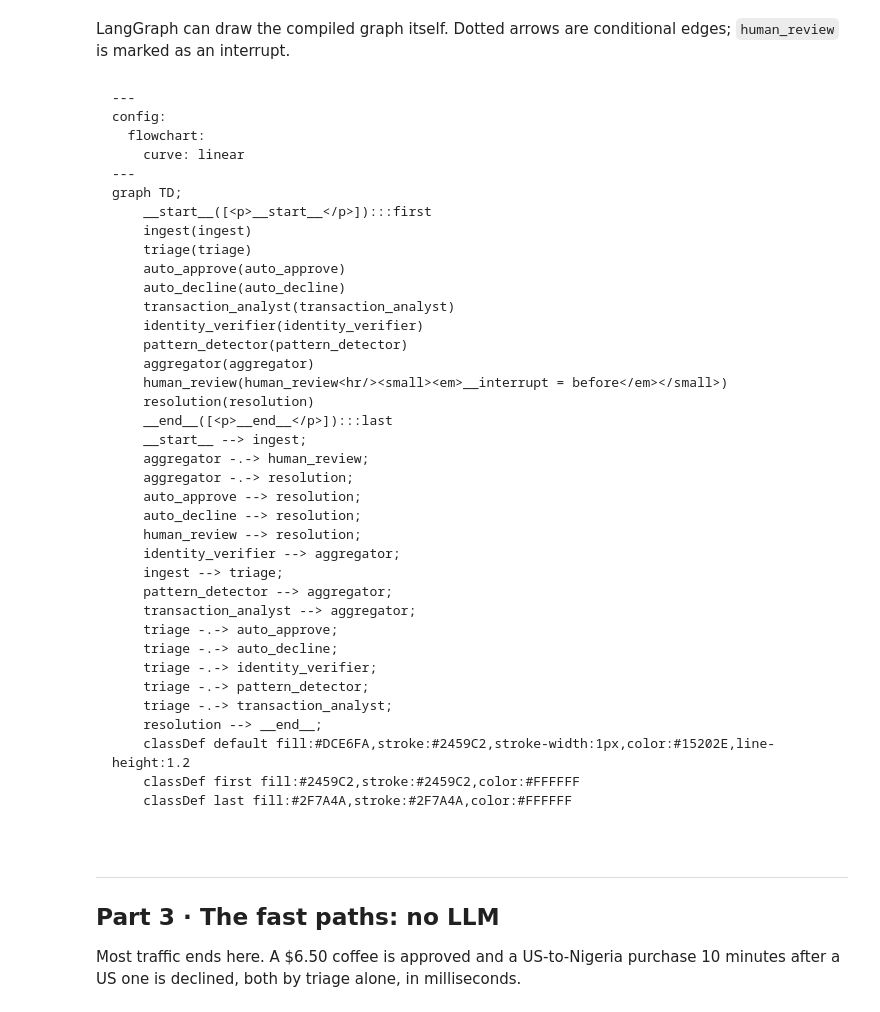
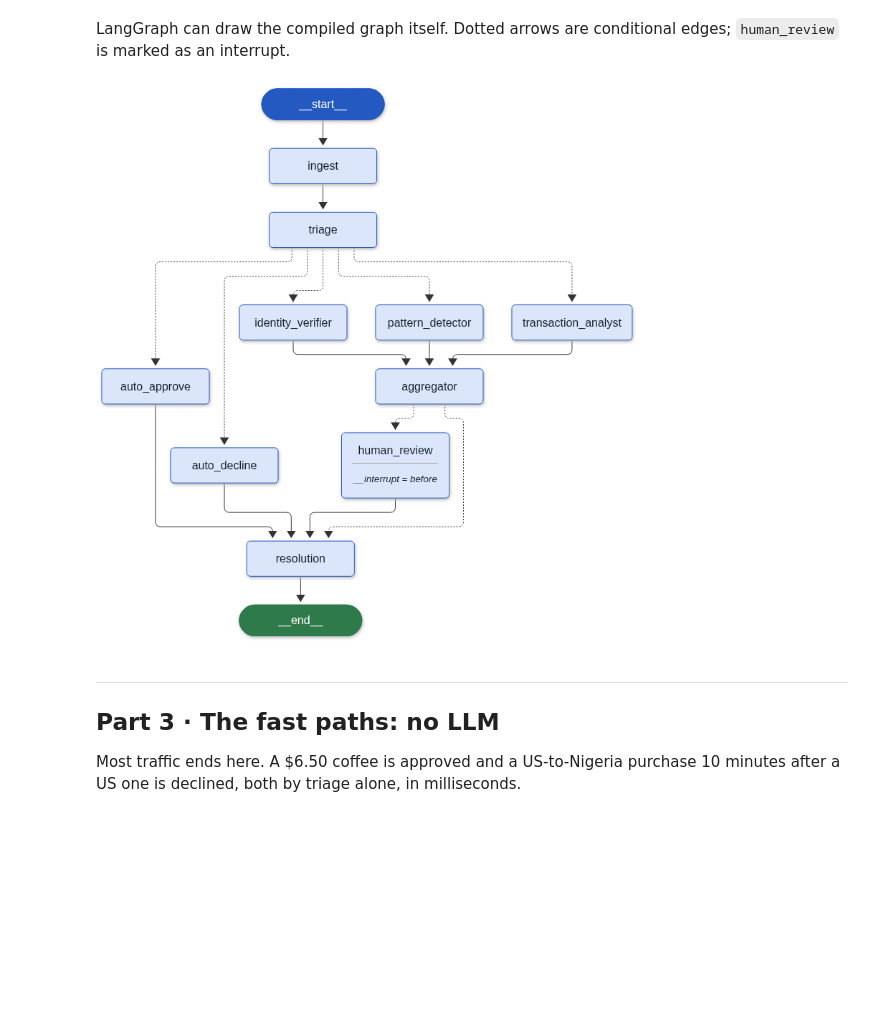
Before and after one commit to iam-suraj-kumar/fintech-agent, a Jupyter notebook: notebooks/03_full_graph.ipynb, the cells around one changed output. Saved outputs shown, nothing was run; the diff lists cells and outputs as text; code cells hidden in the pictures; blank space fills up the shorter version.

````diff
--- a/notebooks/03_full_graph.ipynb
+++ b/notebooks/03_full_graph.ipynb
@@ -102,6 +85,26 @@ def trace_table(audit_log: list[dict]) -> pd.DataFrame:
         return str(e.get("text", ""))
     return pd.DataFrame([{"node": e.get("node", ""), "kind": e["kind"], "detail": detail(e)} for e in audit_log])
 
+from IPython.display import Image, Markdown
+from langchain_core.runnables.graph import NodeStyles
+
+# Explicit colours so the boxes read on both light and dark themes
+# (LangGraph's default fills are pale but leave the text colour to the theme).
+GRAPH_STYLES = NodeStyles(
+    default="fill:#DCE6FA,stroke:#2459C2,stroke-width:1px,color:#15202E,line-height:1.2",
+    first="fill:#2459C2,stroke:#2459C2,color:#FFFFFF",
+    last="fill:#2F7A4A,stroke:#2F7A4A,color:#FFFFFF",
+)
+
+
+def show_graph(app):
+    """Draw a compiled graph as an image. Rendered by mermaid.ink, so it shows in Colab,
+    VS Code and JupyterLab alike; offline it falls back to Mermaid text (JupyterLab renders that)."""
+    try:
+        return Image(app.get_graph().draw_mermaid_png(node_colors=GRAPH_STYLES, background_color="white"))
+    except Exception:
+        return Markdown("```mermaid\n" + app.get_graph().draw_mermaid(node_colors=GRAPH_STYLES) + "\n```")
+
 import core.audit  # noqa: F401  (creates the "fraud_guard" live logger)
 from core.llm import llm_model, llm_provider
 
@@ -111,8 +114,6 @@ key = {"gemini": "GEMINI_API_KEY", "openai": "OPENAI_API_KEY"}.get(llm_provider(
 print(f"LLM: {llm_provider()} / {llm_model()}   ({key} set: {'yes' if os.environ.get(key) else 'NO'})")
 
 import uuid
-
-from IPython.display import Markdown
 
 from core.state import new_state
 from data.synthetic_transactions import SCENARIOS, get_scenario
@@ -158,59 +159,9 @@ def build_graph(nodes: NodeMap, checkpointer=None, store=None):
 # %% [markdown]
 LangGraph can draw the compiled graph itself. Dotted arrows are conditional edges; `human_review` is marked as an interrupt.
 # %%
-from langchain_core.runnables.graph import NodeStyles
-
-# Explicit colours so the boxes read on both light and dark themes
-# (LangGraph's default fills are pale but leave the text colour to the theme).
-GRAPH_STYLES = NodeStyles(
-    default="fill:#DCE6FA,stroke:#2459C2,stroke-width:1px,color:#15202E,line-height:1.2",
-    first="fill:#2459C2,stroke:#2459C2,color:#FFFFFF",
-    last="fill:#2F7A4A,stroke:#2F7A4A,color:#FFFFFF",
-)
-
-
-Markdown("```mermaid\n" + graph.get_graph().draw_mermaid(node_colors=GRAPH_STYLES) + "\n```")
+show_graph(graph)
 # %% [output]
-```mermaid
----
-config:
-  flowchart:
-    curve: linear
----
-graph TD;
-	__start__([<p>__start__</p>]):::first
-	ingest(ingest)
-	triage(triage)
-	auto_approve(auto_approve)
-	auto_decline(auto_decline)
-	transaction_analyst(transaction_analyst)
-	identity_verifier(identity_verifier)
-	pattern_detector(pattern_detector)
-	aggregator(aggregator)
-	human_review(human_review<hr/><small><em>__interrupt = before</em></small>)
-	resolution(resolution)
-	__end__([<p>__end__</p>]):::last
-	__start__ --> ingest;
-	aggregator -.-> human_review;
-	aggregator -.-> resolution;
-	auto_approve --> resolution;
-	auto_decline --> resolution;
-	human_review --> resolution;
-	identity_verifier --> aggregator;
-	ingest --> triage;
-	pattern_detector --> aggregator;
-	transaction_analyst --> aggregator;
-	triage -.-> auto_approve;
-	triage -.-> auto_decline;
-	triage -.-> identity_verifier;
-	triage -.-> pattern_detector;
-	triage -.-> transaction_analyst;
-	resolution --> __end__;
-	classDef default fill:#DCE6FA,stroke:#2459C2,stroke-width:1px,color:#15202E,line-height:1.2
-	classDef first fill:#2459C2,stroke:#2459C2,color:#FFFFFF
-	classDef last fill:#2F7A4A,stroke:#2F7A4A,color:#FFFFFF
-
-```
+[figure, added]
 # %% [markdown]
 ---
 ## Part 3 · The fast paths: no LLM
````
Also changed, not shown: parts of 1 cell of this notebook, 6 other files.
